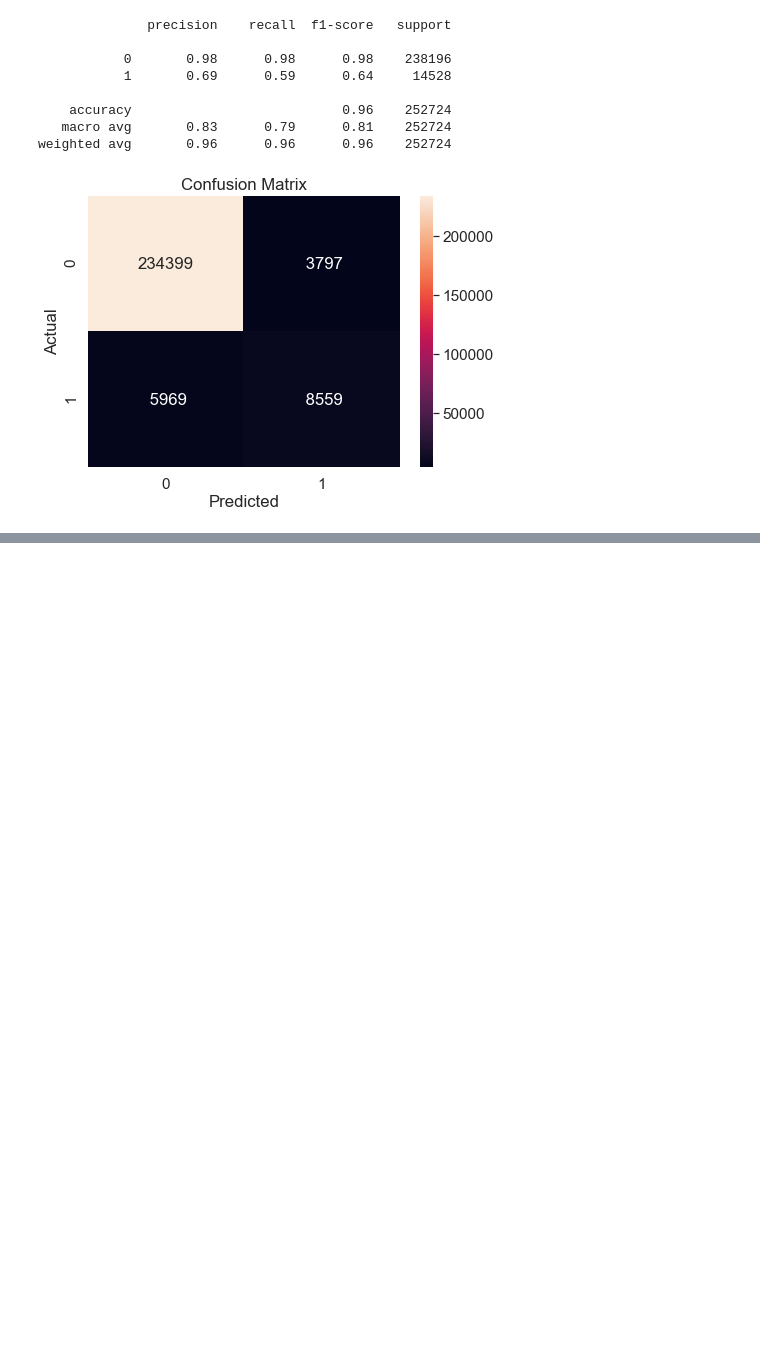
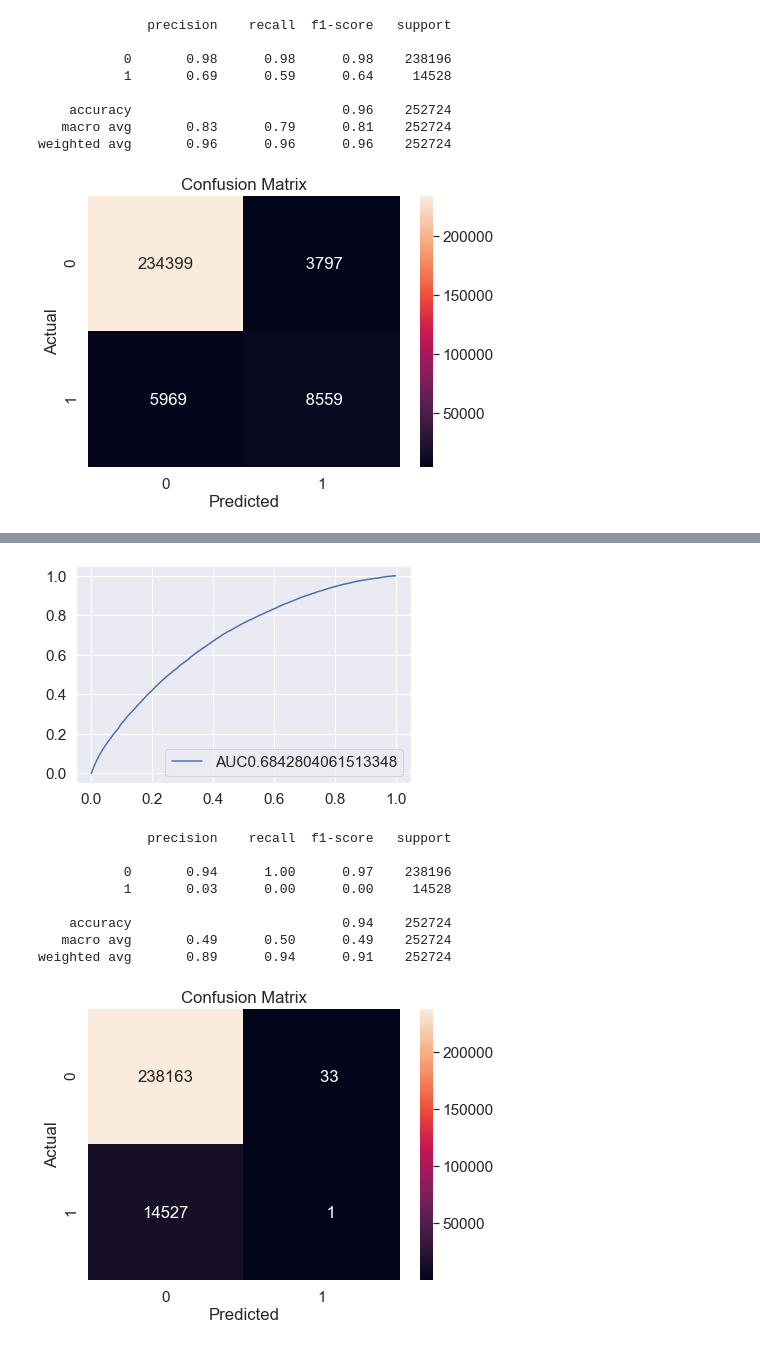
Before and after one commit to deandiakov/FINA4390-Project-5, a Jupyter notebook: MP5.ipynb, the cells around one changed output, grey strips where cells are left out. Drawn from its saved outputs; the diff is of its cells as text; code cells hidden in the pictures; blank space fills up the shorter version.

```diff
--- a/MP5.ipynb
+++ b/MP5.ipynb
@@ -609,0 +632,6 @@ print(classification_report(y_test, y_pred_new))
+# %%
+# Process Data
+predictor = without_fico.iloc[:,without_fico.columns!='loan_status_bin']
+target = without_fico.iloc[:,without_fico.columns=='loan_status_bin']
+
+predictor.head()
@@ -609,0 +707,11 @@ print(classification_report(y_test, y_pred_new))
+# %%
+from xgboost import XGBClassifier
+import re
+
+regex = re.compile(r"\[|\]|<", re.IGNORECASE)
+
+X_train.columns = [regex.sub("_", col) if any(x in str(col) for x in set(('[', ']', '<'))) else col for col in X_train.columns.values]
+
+
+model_XG = XGBClassifier()
+xg_classifier = model_XG.fit(X_train, y_train)
@@ -609,0 +720,43 @@ print(classification_report(y_test, y_pred_new))
+# %%
+from sklearn import metrics
+from sklearn.metrics import classification_report
+from sklearn.metrics import confusion_matrix
+
+
+X_test.columns = [regex.sub("_", col) if any(x in str(col) for x in set(('[', ']', '<'))) else col for col in X_test.columns.values]
+
+y_pred_proba = xg_classifier.predict_proba(X_test)[:,1]
+
+fpr, tpr, t = metrics.roc_curve(y_test, y_pred_proba)
+auc = metrics.roc_auc_score(y_test, y_pred_proba)
+
+plt.plot(fpr, tpr, label="AUC"+str(auc))
+plt.legend()
+plt.show()
+
+y_pred_RF = xg_classifier.predict(X_test)
+
+print(classification_report(y_test, y_pred_RF))
+
+cnf_matrix = confusion_matrix(y_test, y_pred_RF)
+# print(cnf_matrix)
+
+cf_df = pd.DataFrame(cnf_matrix, columns=['0', '1'], index=['0', '1'])
+sns.set(font_scale=1.4)
+plt.figure(figsize=(7,5))
+sns.heatmap(cf_df, annot=True, fmt="5.0f")
+plt.title('Confusion Matrix')
+plt.xlabel('Predicted')
+plt.ylabel('Actual')
+plt.show()
+# %% [output]
+[figure, added]
+              precision    recall  f1-score   support
+
+           0       0.94      1.00      0.97    238196
+           1       0.03      0.00      0.00     14528
+
+    accuracy                           0.94    252724
+   macro avg       0.49      0.50      0.49    252724
+weighted avg       0.89      0.94      0.91    252724
+[figure, added]
```
Also changed, not shown: parts of 27 cells of this notebook, 1 other file.
